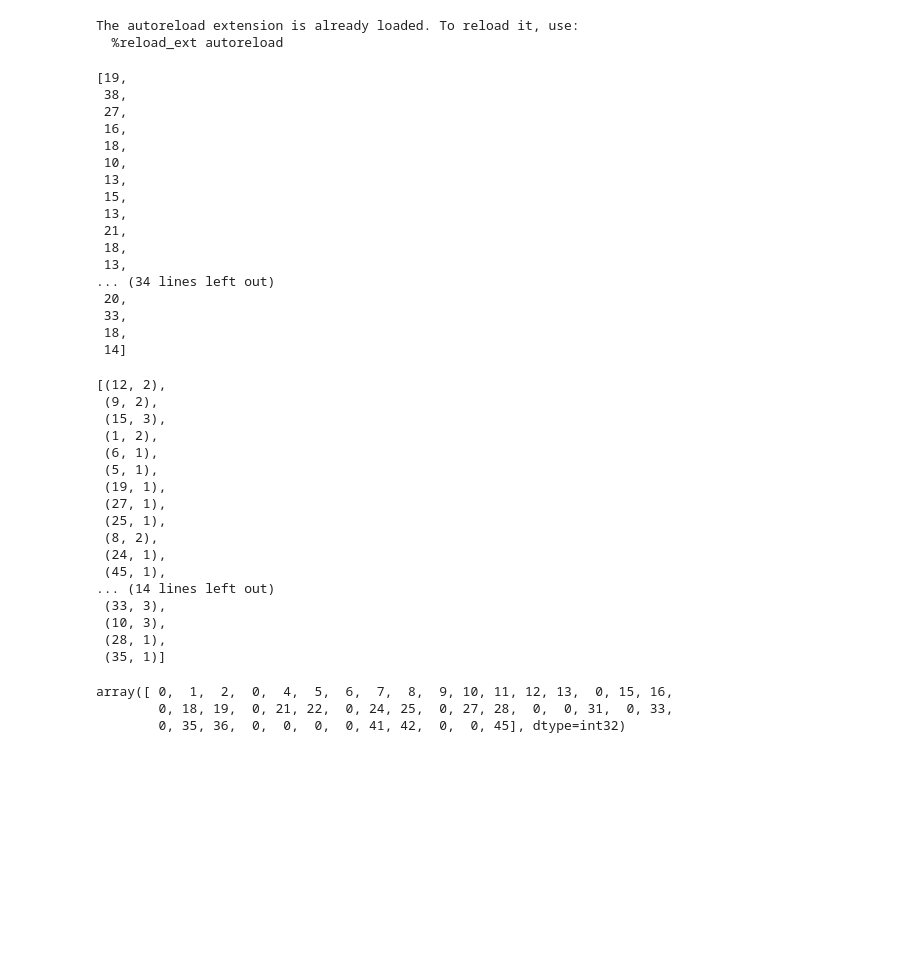
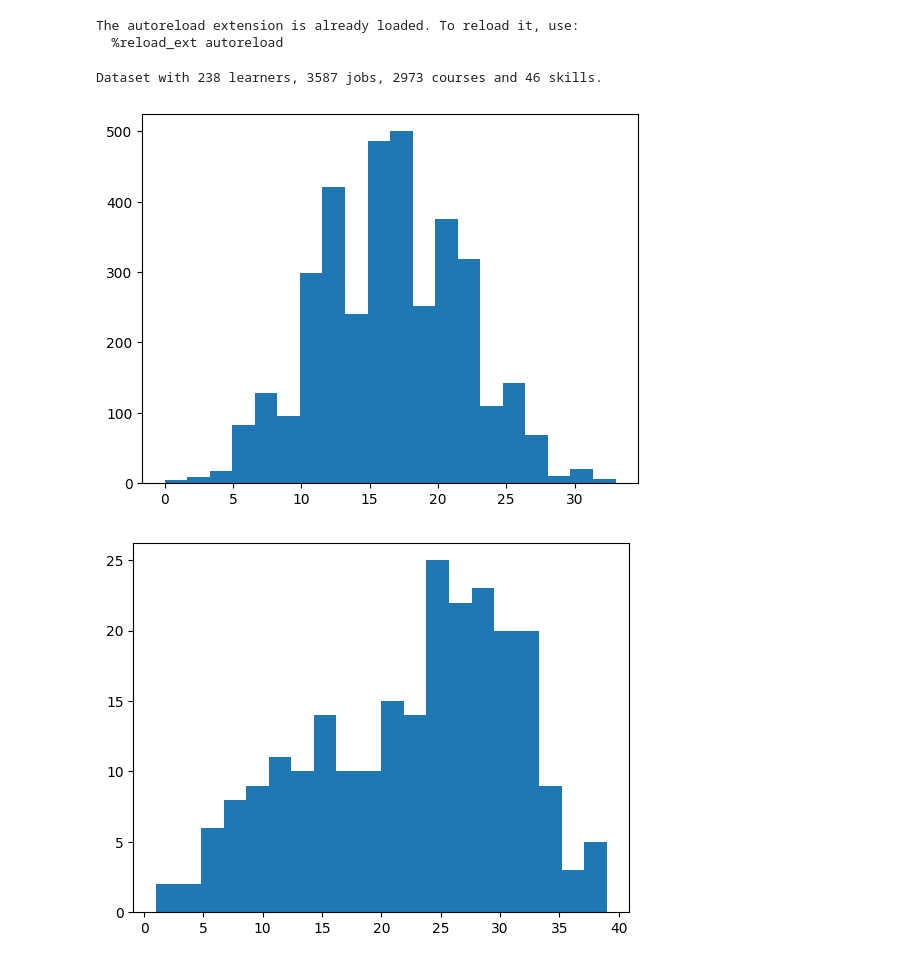
Before and after one commit to Jibril-Frej/JCRec, a Jupyter notebook: playground.ipynb, the cells around one changed output. Drawn from its saved outputs; the diff is of its cells as text; code cells hidden in the pictures; blank space fills up the shorter version.

```diff
--- a/playground.ipynb
+++ b/playground.ipynb
@@ -22,24 +23,19 @@ from CourseRecEnv import CourseRecEnv, EvaluateCallback
 The autoreload extension is already loaded. To reload it, use:
   %reload_ext autoreload
 # %%
-dataset = Dataset("config/dataset_V1.yaml")
+dataset = Dataset("config/dataset_V2.yaml")
+print(dataset)
+# %% [output]
+Dataset with 238 learners, 3587 jobs, 2973 courses and 46 skills.
+# %%
+# plot the histogram of number of skills for jobs in dataset.jobs
+import matplotlib.pyplot as plt
+plt.hist([len(job) for job in dataset.jobs], bins=20)
+plt.show()
+# %% [output]
+[figure, added]
 # %%
-[len(learner) for learner in dataset.learners]
+plt.hist([len(learner) for learner in dataset.learners], bins=20)
+plt.show()
 # %% [output]
-[19,
- 38,
- 27,
- 16,
- 18,
- 10,
- 13,
- 15,
- 13,
- 21,
- 18,
- 13,
-... (34 lines left out)
- 20,
- 33,
- 18,
- 14]
+[figure, added]
@@ -48,26 +41,0 @@ env = CourseRecEnv(dataset, min_skills=1, max_skills=40, threshold=0.8, k=3)
-# %%
-dataset.learners[0]
-# %% [output]
-[(12, 2),
- (9, 2),
- (15, 3),
- (1, 2),
- (6, 1),
- (5, 1),
- (19, 1),
- (27, 1),
- (25, 1),
- (8, 2),
- (24, 1),
- (45, 1),
-... (14 lines left out)
- (33, 3),
- (10, 3),
- (28, 1),
- (35, 1)]
-# %%
-env.learner_to_obs(dataset.learners[0])
-# %% [output]
-array([ 0,  1,  2,  0,  4,  5,  6,  7,  8,  9, 10, 11, 12, 13,  0, 15, 16,
-        0, 18, 19,  0, 21, 22,  0, 24, 25,  0, 27, 28,  0,  0, 31,  0, 33,
-        0, 35, 36,  0,  0,  0,  0, 41, 42,  0,  0, 45], dtype=int32)
```
Also changed, not shown: parts of 13 cells of this notebook, 12 other files.
